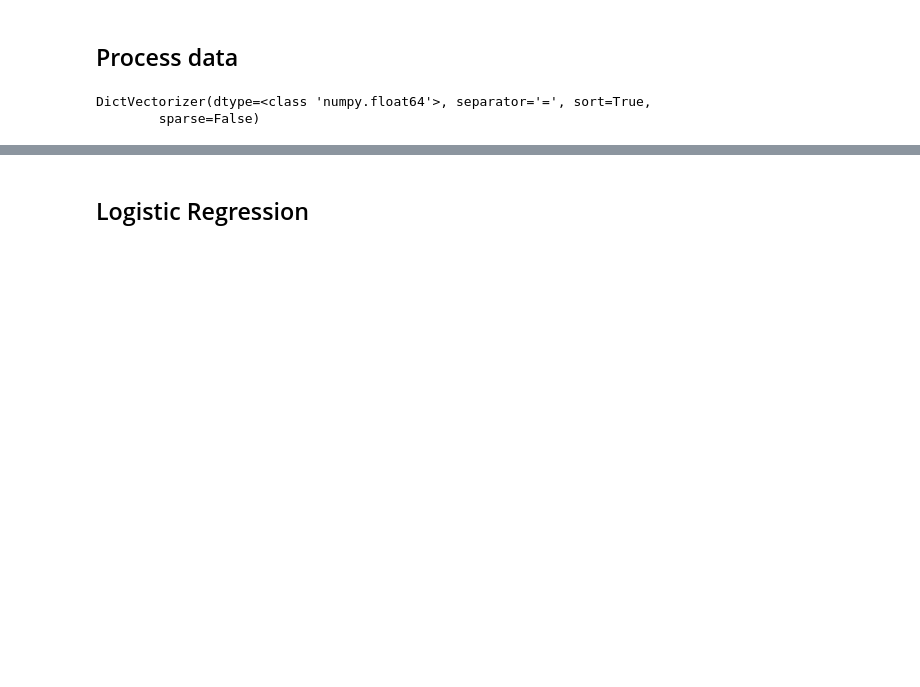
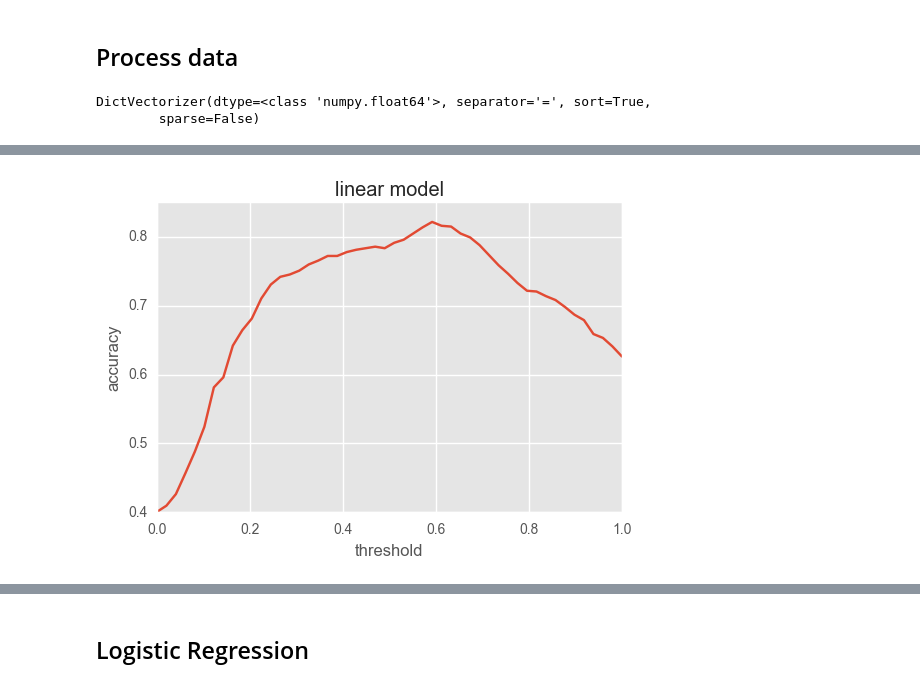
Before and after one commit to suhailshergill/ProPL-meetup, a Jupyter notebook: live-coding/2016/09_15_Titanic_dataset/regata/titanic.ipynb, the cells around one changed output, grey strips where cells are left out. Saved outputs shown, nothing was run; the diff lists cells and outputs as text; code cells hidden in the pictures; blank space fills up the shorter version.

```diff
--- a/live-coding/2016/09_15_Titanic_dataset/regata/titanic.ipynb
+++ b/live-coding/2016/09_15_Titanic_dataset/regata/titanic.ipynb
@@ -183,5 +186,5 @@ data = {
     'X_test': X_test
 }
 
-fit_linear = ps.stan(model_code=normal_regression_code, data=data, iter=1000, warmup=100, chains=4)
+fit_linear = ps.stan(model_code=normal_regression_code, data=data, iter=10000, warmup=1000, chains=4)
 # %% [output]
@@ -192,0 +196,22 @@ check_mcmc_conversion(fit_linear, ['W[0]', 'W[1]', 'sigma'])
+# %%
+def make_predictions(params, X, thres = 0.5):
+    soft_preds = params.dot(X.T)
+    preds = soft_preds > thres
+    return preds.astype(int)
+# %%
+thres_steps = np.linspace(0, 1, num=50)
+linear_params = fit_linear['W'].mean(axis=0)
+accuracies = []
+
+for t in thres_steps:
+    y_pred = make_predictions(linear_params, X_train, t)
+    acc = (Y == y_pred).mean()
+    accuracies.append(acc)
+# %%
+plt.plot(thres_steps, accuracies)
+plt.title('linear model')
+plt.xlabel('threshold')
+plt.ylabel('accuracy')
+plt.show()
+# %% [output]
+[figure, added]
```
Also changed, not shown: parts of 22 cells of this notebook, 1 other file.
